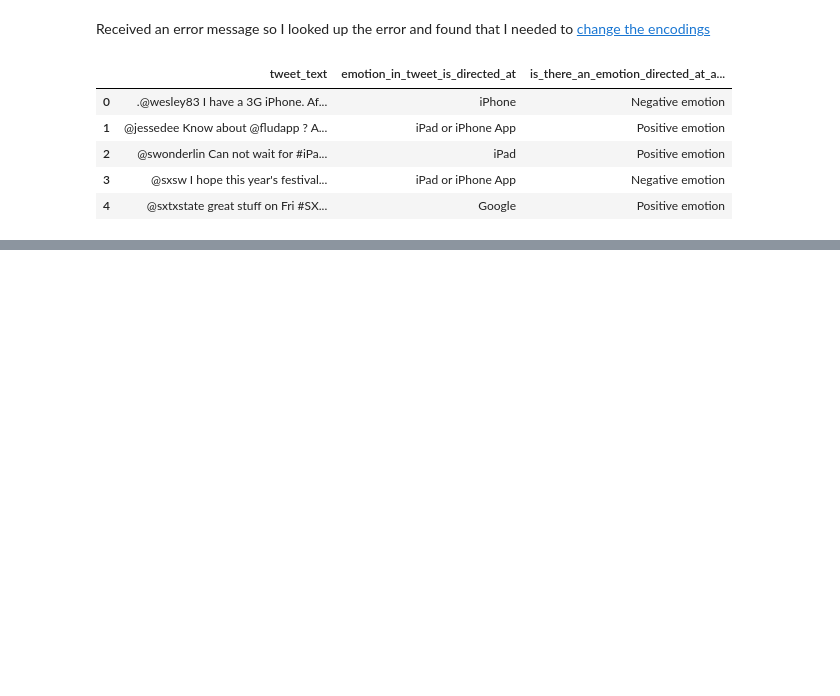
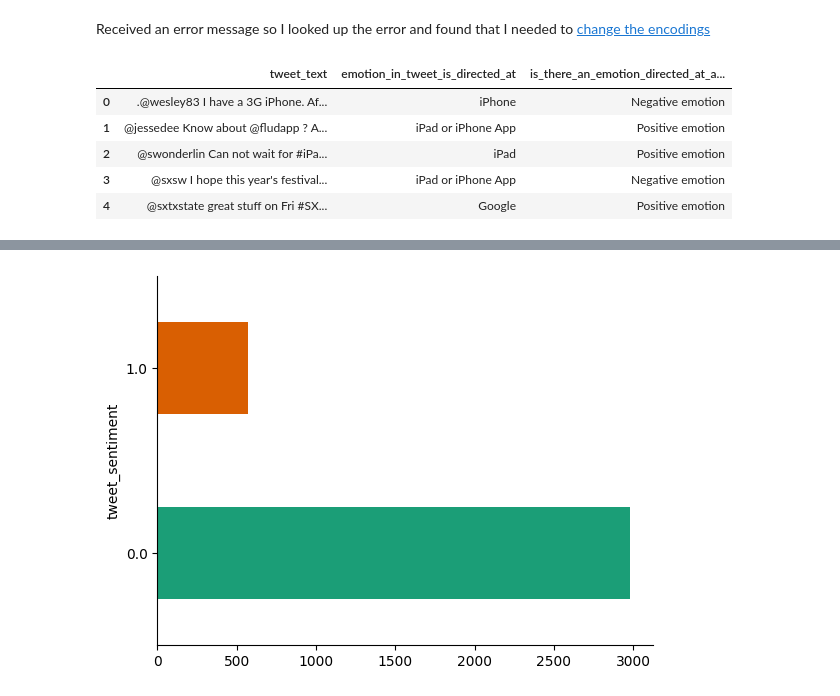
Before and after one commit to josh-g-grimes/Twitter-Sentiment-NLP, a Jupyter notebook: notebook.ipynb, the cells around one changed output, grey strips where cells are left out. Cells and saved outputs as stored; diff of their text form; code cells hidden in the pictures; blank space fills up the shorter version.

```diff
--- a/notebook.ipynb
+++ b/notebook.ipynb
@@ -40,0 +37,6 @@ _ = plt.title('Emotions Directed at Brands/Products')
+# %%
+df.drop(columns=['emotion_in_tweet_is_directed_at'], inplace=True)
+# %%
+df['tweet_sentiment'] = df['tweet_sentiment'].map({'Positive emotion': 0, 'Negative emotion': 1})
+# %%
+df = df.dropna()
@@ -40,0 +64,5 @@ _ = plt.title('Emotions Directed at Brands/Products')
+# %%
+df.groupby('tweet_sentiment').size().plot(kind='barh', color=sns.palettes.mpl_palette('Dark2'))
+plt.gca().spines[['top', 'right',]].set_visible(False)
+# %% [output]
+[figure, added]
```
Also changed, not shown: parts of 7 cells of this notebook.
